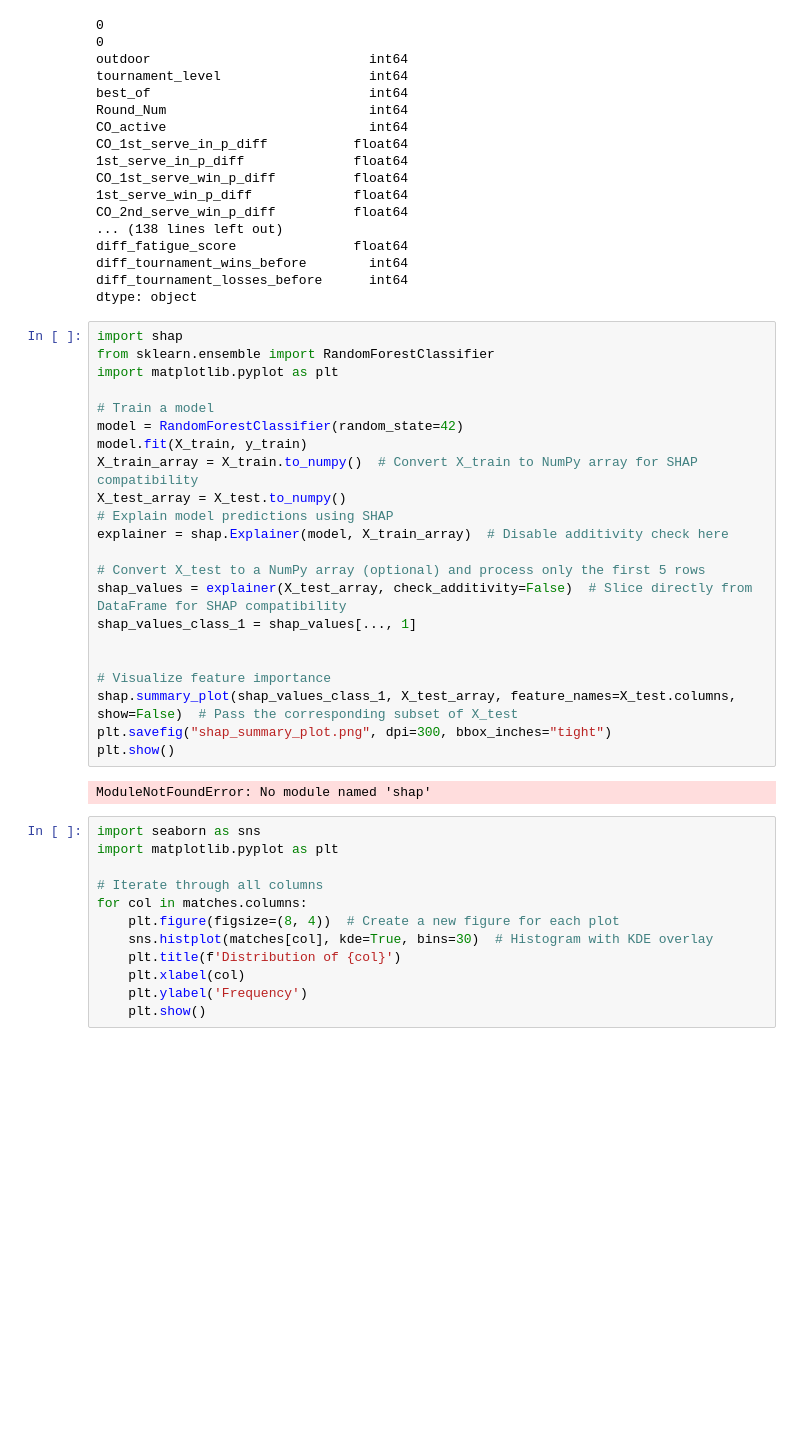
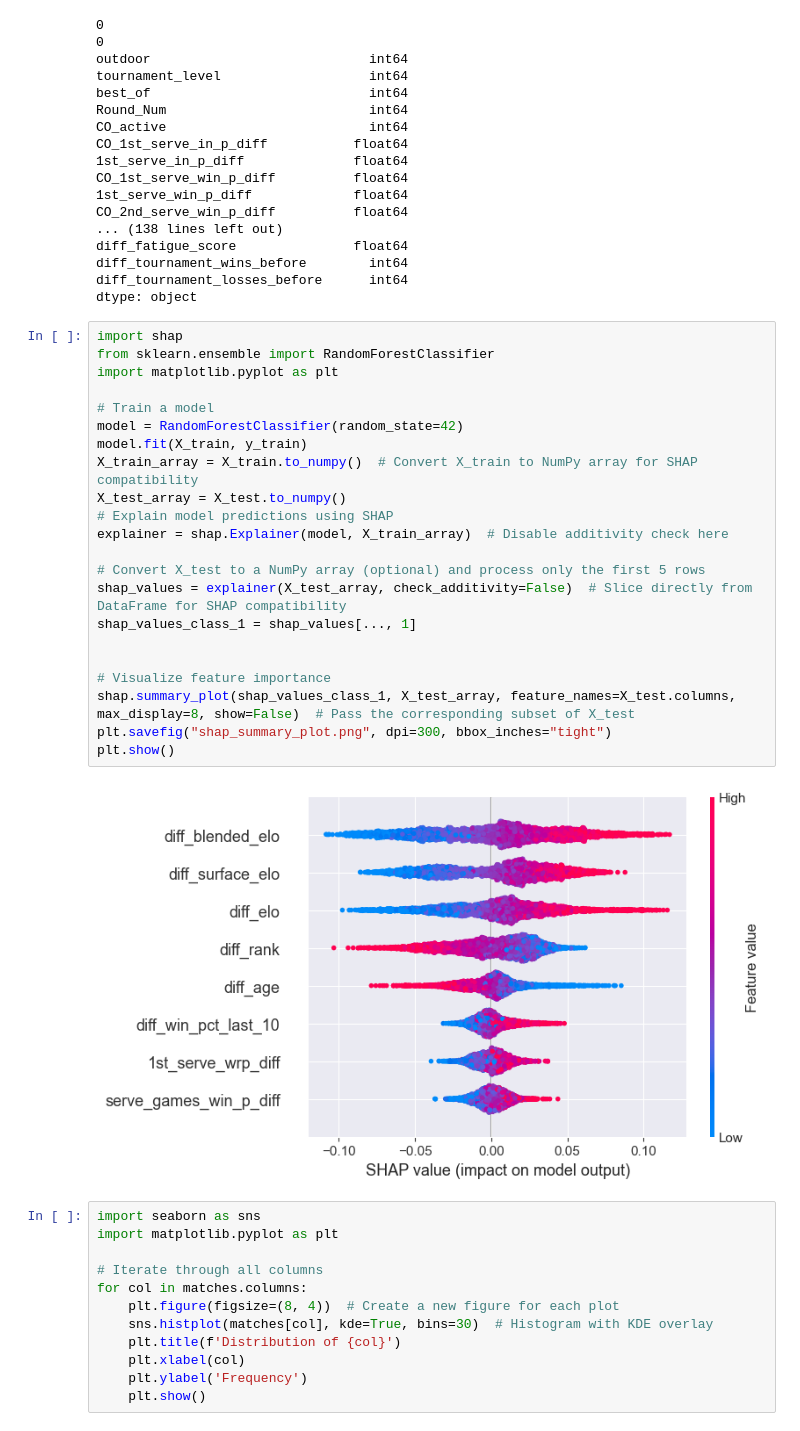
Before and after one commit to KacWNK/Bachelor_Thesis-predicting_results_of_the_tennis_matches_using_machine_learning_models, a Jupyter notebook: src/feature_selection.ipynb, the cells around one changed output. Cells and saved outputs as stored; diff of their text form; blank space fills up the shorter version.

```diff
--- a/src/feature_selection.ipynb
+++ b/src/feature_selection.ipynb
@@ -604,27 +566,27 @@ dtype: object
 # %%
 import shap
 from sklearn.ensemble import RandomForestClassifier
 import matplotlib.pyplot as plt
 
 # Train a model
 model = RandomForestClassifier(random_state=42)
 model.fit(X_train, y_train)
 X_train_array = X_train.to_numpy()  # Convert X_train to NumPy array for SHAP compatibility
 X_test_array = X_test.to_numpy()
 # Explain model predictions using SHAP
 explainer = shap.Explainer(model, X_train_array)  # Disable additivity check here
 
 # Convert X_test to a NumPy array (optional) and process only the first 5 rows
 shap_values = explainer(X_test_array, check_additivity=False)  # Slice directly from DataFrame for SHAP compatibility
 shap_values_class_1 = shap_values[..., 1]
 
 
 # Visualize feature importance
-shap.summary_plot(shap_values_class_1, X_test_array, feature_names=X_test.columns, show=False)  # Pass the corresponding subset of X_test
+shap.summary_plot(shap_values_class_1, X_test_array, feature_names=X_test.columns, max_display=8, show=False)  # Pass the corresponding subset of X_test
 plt.savefig("shap_summary_plot.png", dpi=300, bbox_inches="tight")
 plt.show()
 # %% [output]
-ModuleNotFoundError: No module named 'shap'
+[figure, added]
 # %%
 import seaborn as sns
 import matplotlib.pyplot as plt
```
Also changed, not shown: parts of 35 cells of this notebook.
